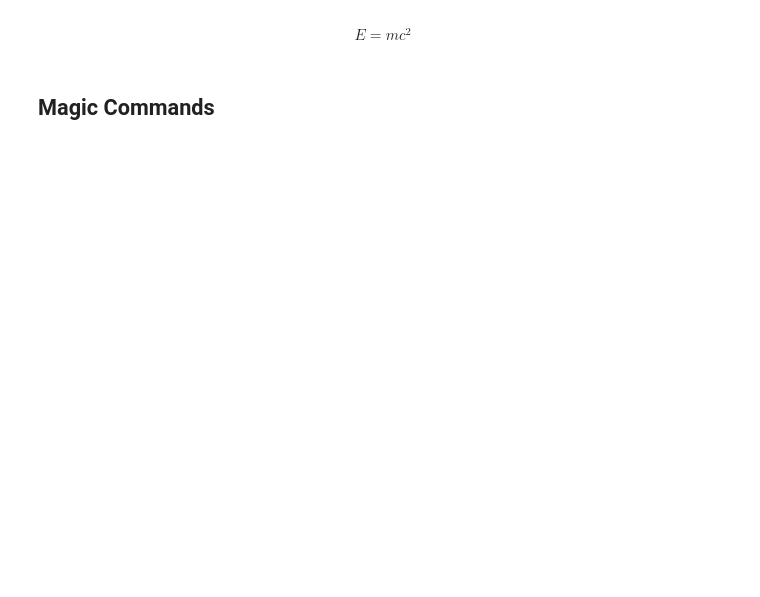
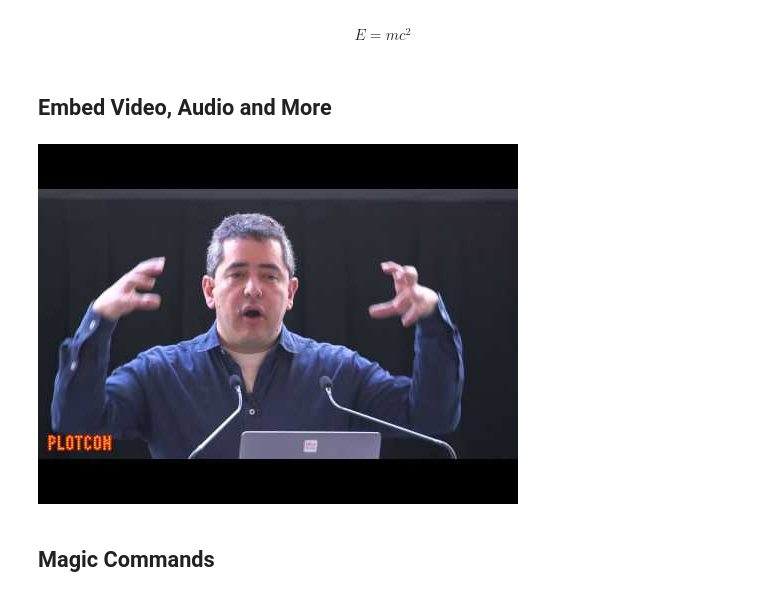
Before and after one commit to amitibo/python-seminar-2018, a Jupyter notebook: notebooks/Advanced Python Seminar.ipynb, the cells around one changed output. Saved outputs shown, nothing was run; the diff lists cells and outputs as text; code cells hidden in the pictures; blank space fills up the shorter version.

```diff
--- a/notebooks/Advanced Python Seminar.ipynb
+++ b/notebooks/Advanced Python Seminar.ipynb
@@ -44,5 +52,12 @@ Hello world
 # %% [markdown]
 $$E=mc^2$$
+# %% [markdown]
+## Embed Video, Audio and More
+# %%
+from IPython.lib.display import YouTubeVideo
+YouTubeVideo('cc2hHjARNTY', width=800, height=600)
+# %% [output]
+[figure, added]
 # %% [markdown]
 ## Magic Commands
 # %%
```
Also changed, not shown: parts of 26 cells of this notebook, 1 other file.
